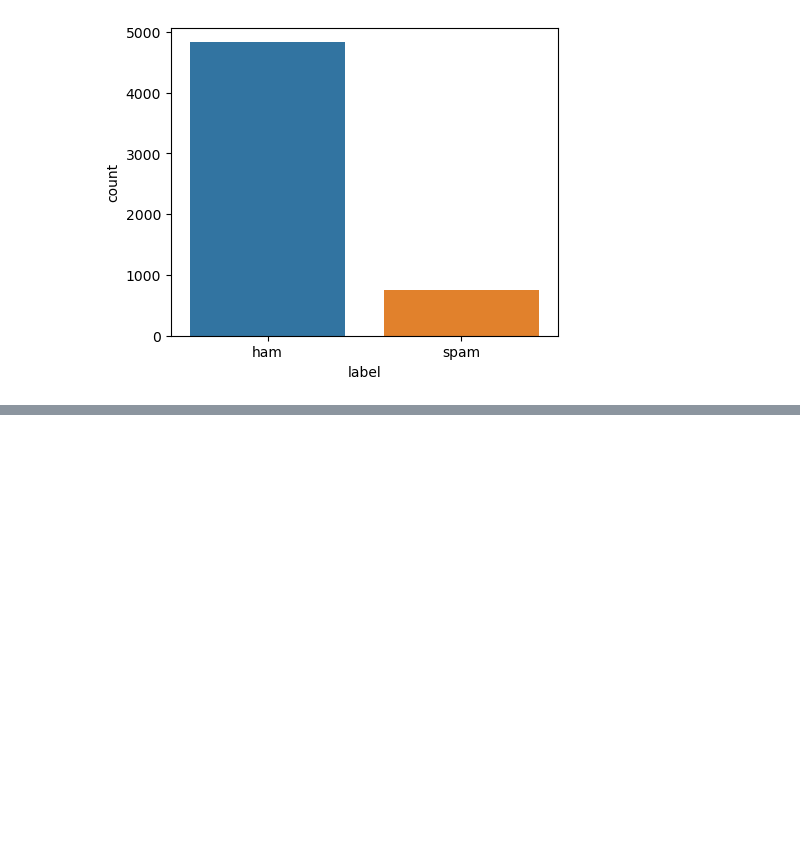
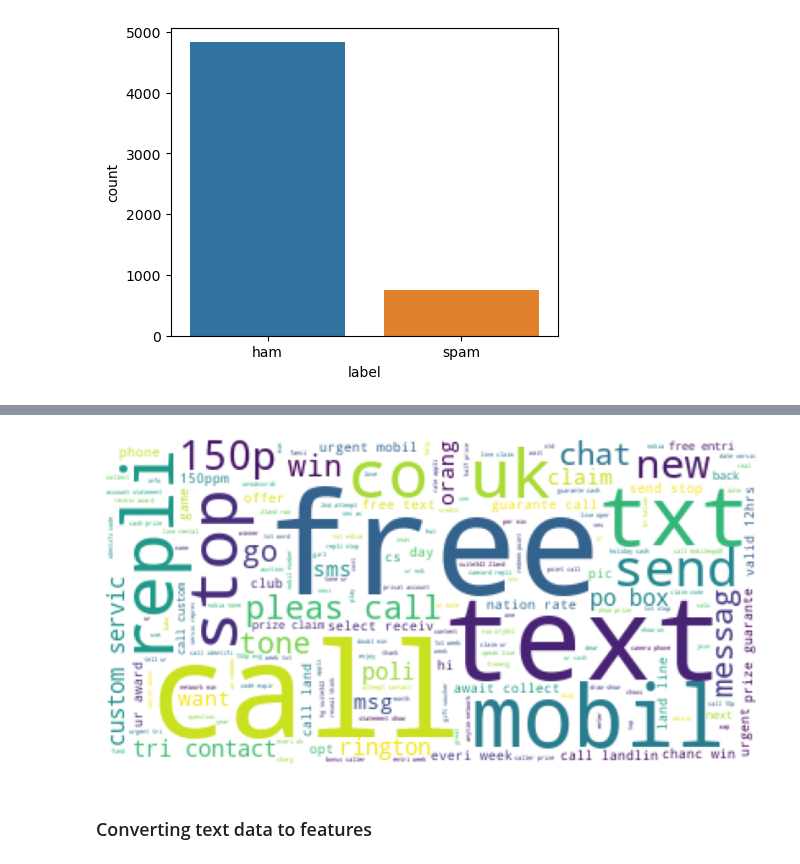
Before and after one commit to lavkushsingh31/Data_Science_Machine_Learning_Projects, a Jupyter notebook: Mini Project - Spam Email Classifier/Mini Project - Spam Email Classifier.ipynb, the cells around one changed output, grey strips where cells are left out. Drawn from its saved outputs; the diff is of its cells as text; code cells hidden in the pictures; blank space fills up the shorter version.

```diff
--- a/Mini Project - Spam Email Classifier/Mini Project - Spam Email Classifier.ipynb
+++ b/Mini Project - Spam Email Classifier/Mini Project - Spam Email Classifier.ipynb
@@ -50,0 +120,3 @@ sns.countplot(x = 'label', data = data);
+# %%
+spam_sms = data[data['label'] == 'spam']['cleaned_sms']
+spam_sms.head()
@@ -50,0 +144,6 @@ sns.countplot(x = 'label', data = data);
+# %%
+generate_wordcloud(spam_sms)
+# %% [output]
+[figure, added]
+# %% [markdown]
+### Converting text data to features
```
Also changed, not shown: parts of 21 cells of this notebook.
